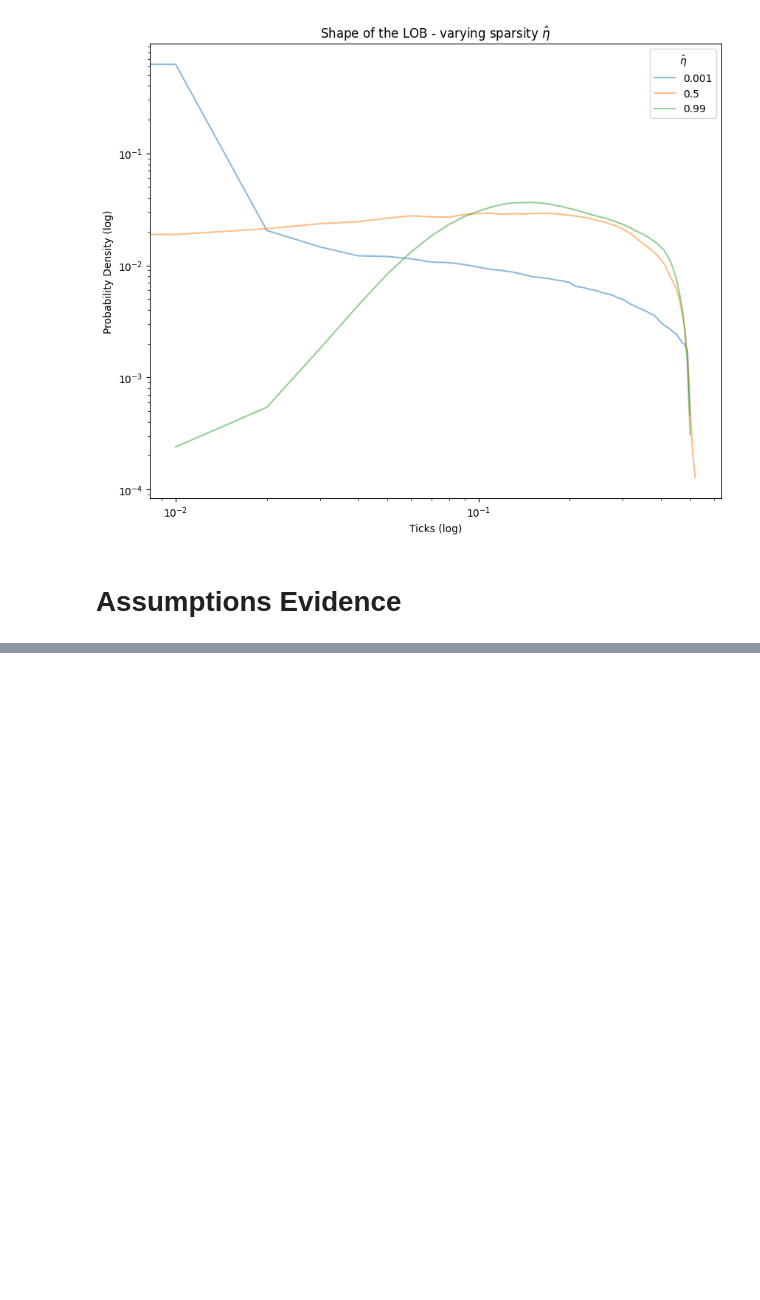
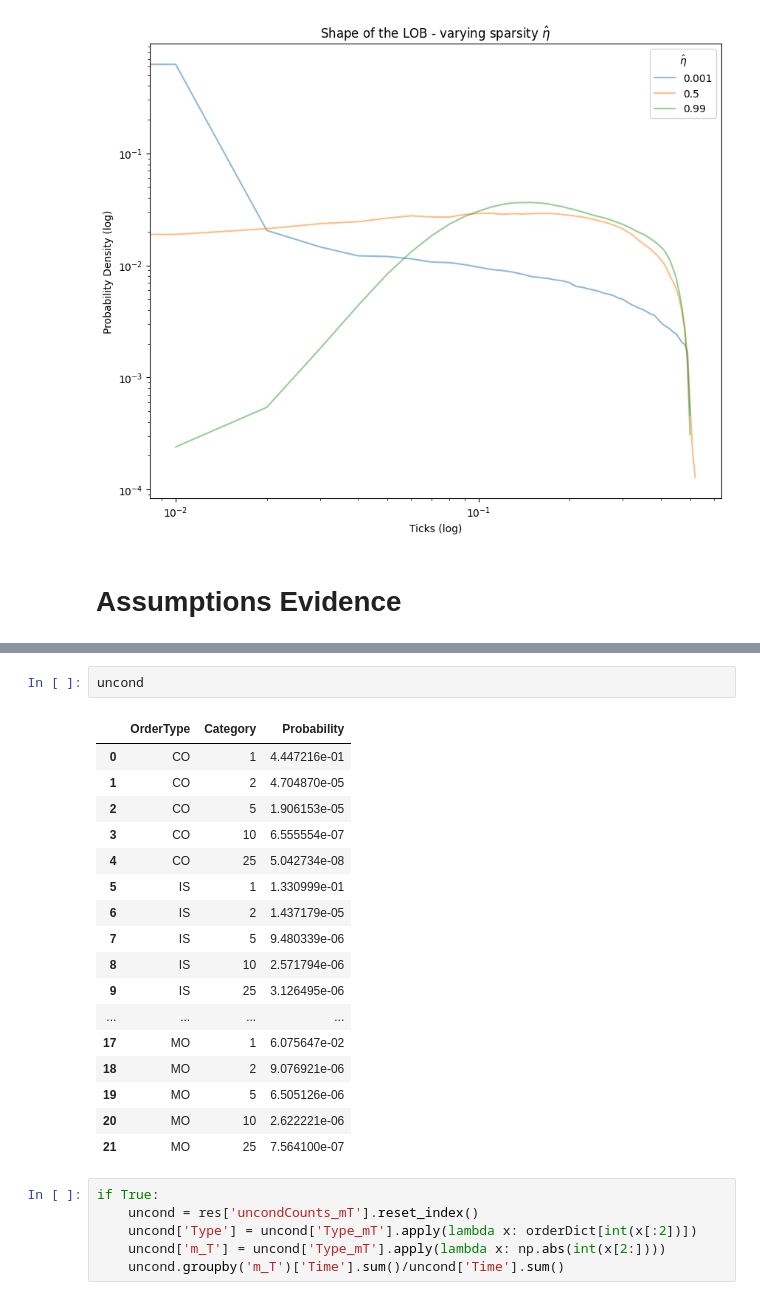
Before and after one commit to konqr/lobSimulations, a Jupyter notebook: src/backup/hawkes/experiments/toyModelSmallTick.ipynb, the cells around one changed output, grey strips where cells are left out. Saved outputs shown, nothing was run; the diff lists cells and outputs as text; blank space fills up the shorter version.

```diff
--- a/src/backup/hawkes/experiments/toyModelSmallTick.ipynb
+++ b/src/backup/hawkes/experiments/toyModelSmallTick.ipynb
@@ -987,0 +994,26 @@ df.add(pd.DataFrame())
+# %%
+uncond
+# %% [output]
+|  | OrderType | Category | Probability |
+| 0 | CO | 1 | 4.447216e-01 |
+| 1 | CO | 2 | 4.704870e-05 |
+| 2 | CO | 5 | 1.906153e-05 |
+| 3 | CO | 10 | 6.555554e-07 |
+| 4 | CO | 25 | 5.042734e-08 |
+| 5 | IS | 1 | 1.330999e-01 |
+| 6 | IS | 2 | 1.437179e-05 |
+| 7 | IS | 5 | 9.480339e-06 |
+| 8 | IS | 10 | 2.571794e-06 |
+| 9 | IS | 25 | 3.126495e-06 |
+| ... | ... | ... | ... |
+| 17 | MO | 1 | 6.075647e-02 |
+| 18 | MO | 2 | 9.076921e-06 |
+| 19 | MO | 5 | 6.505126e-06 |
+| 20 | MO | 10 | 2.622221e-06 |
+| 21 | MO | 25 | 7.564100e-07 |
+# %%
+if True:
+    uncond = res['uncondCounts_mT'].reset_index()
+    uncond['Type'] = uncond['Type_mT'].apply(lambda x: orderDict[int(x[:2])])
+    uncond['m_T'] = uncond['Type_mT'].apply(lambda x: np.abs(int(x[2:])))
+    uncond.groupby('m_T')['Time'].sum()/uncond['Time'].sum()
```
Also changed, not shown: parts of 10 cells of this notebook, 1 other file.
